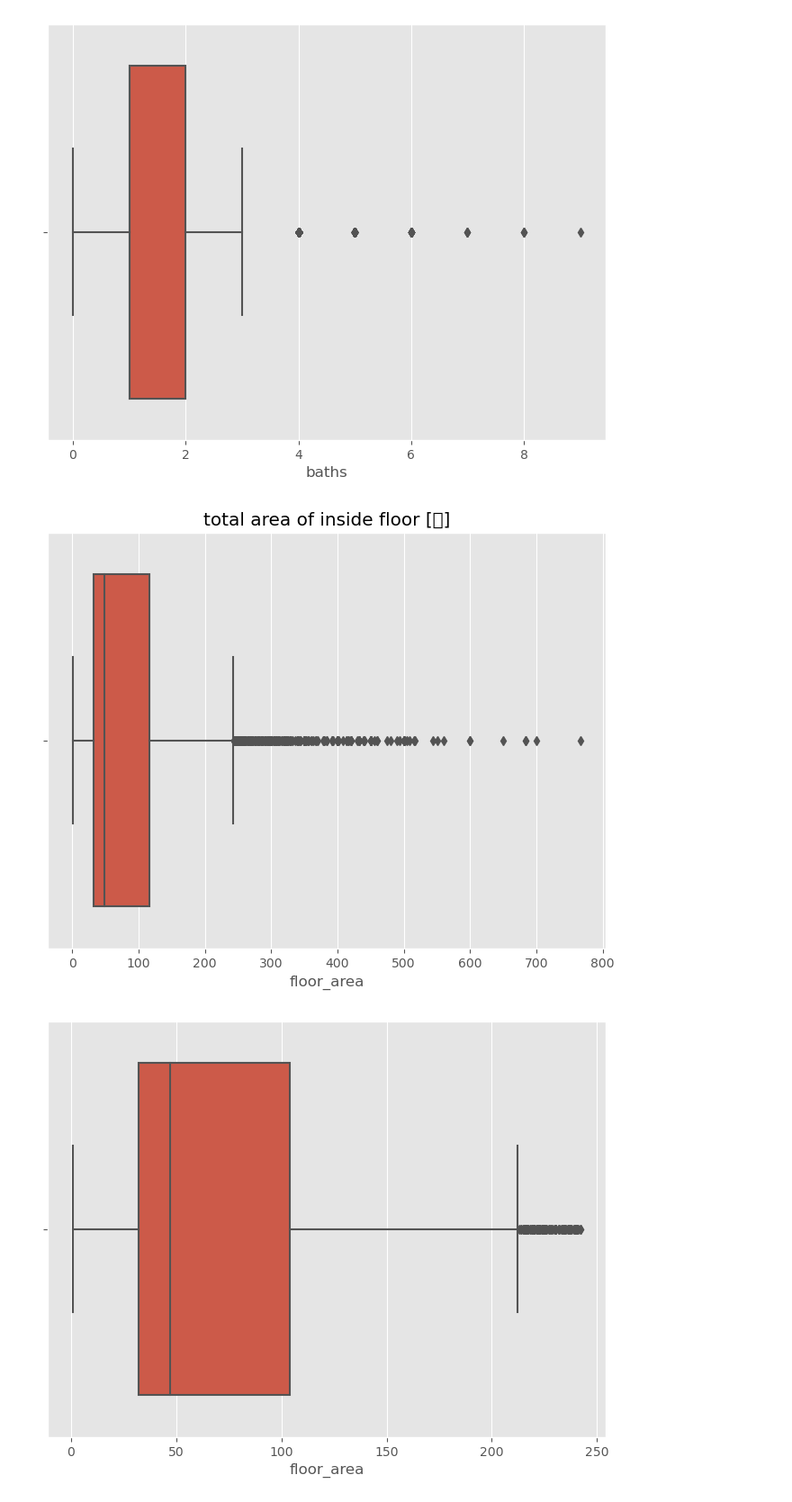
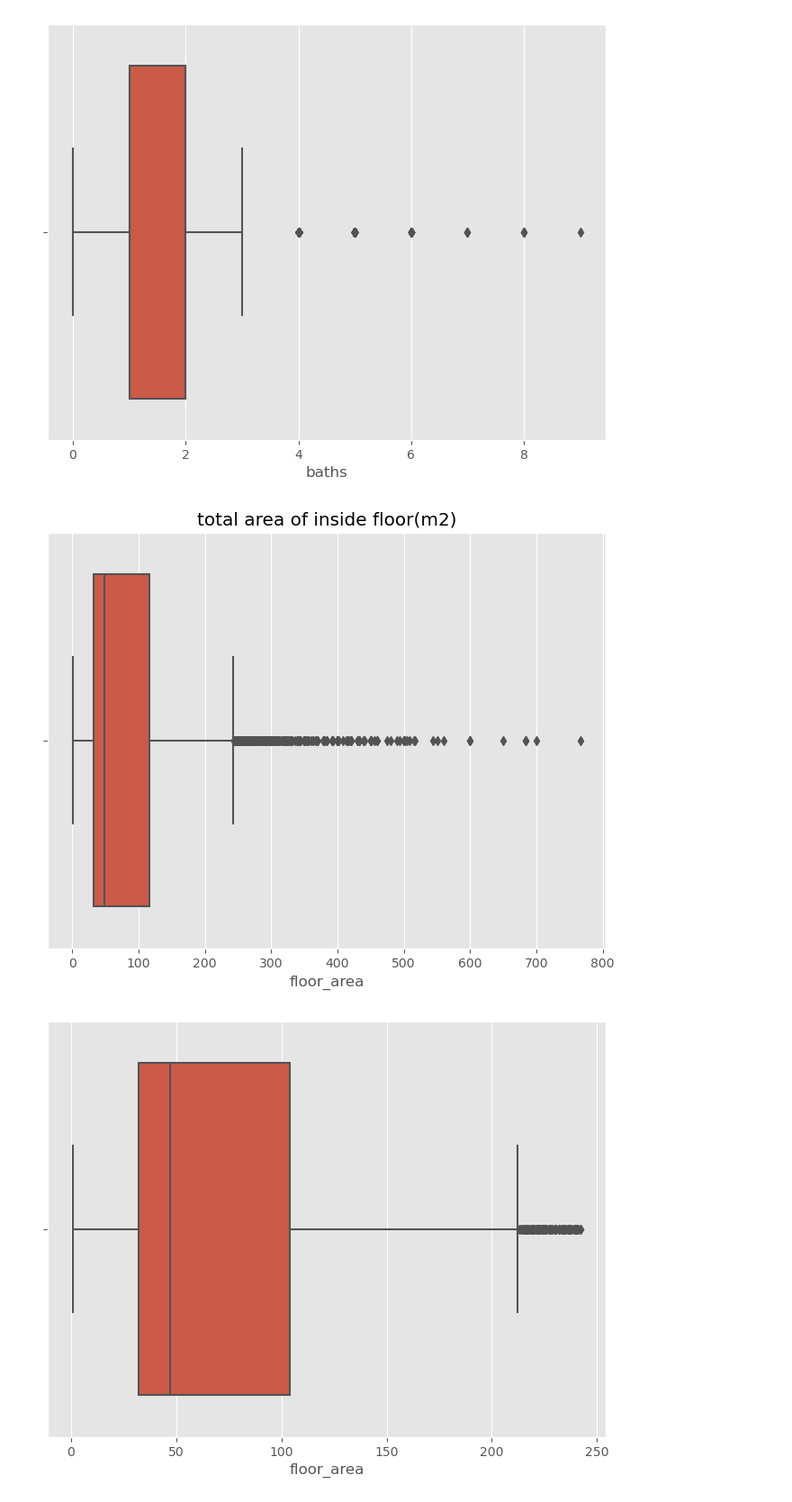
Before and after one commit to Adisakkti/Project_2_Price_Advisor, a Jupyter notebook: Code/1.Price Advisor Model.ipynb, the cells around one changed output. Shown at 90% size. Saved outputs shown, nothing was run; the diff lists cells and outputs as text; code cells hidden in the pictures.

```diff
--- a/Code/1.Price Advisor Model.ipynb
+++ b/Code/1.Price Advisor Model.ipynb
@@ -240,10 +226,10 @@ plt.show()
 # %%
 #Check outlier of floor area found outlier
 plt.figure(figsize=(8, 6))
 sns.boxplot(x=train_df['floor_area'])
-plt.title("total area of inside floor [㎡]")
+plt.title("total area of inside floor(m2)")
 #plt.savefig("outlier of floorarea.png")
 plt.show()
 # %% [output]
-[figure, old version]
+[figure, new version]
 # %%
```
Also changed, not shown: parts of 29 cells of this notebook, 4 other files.
